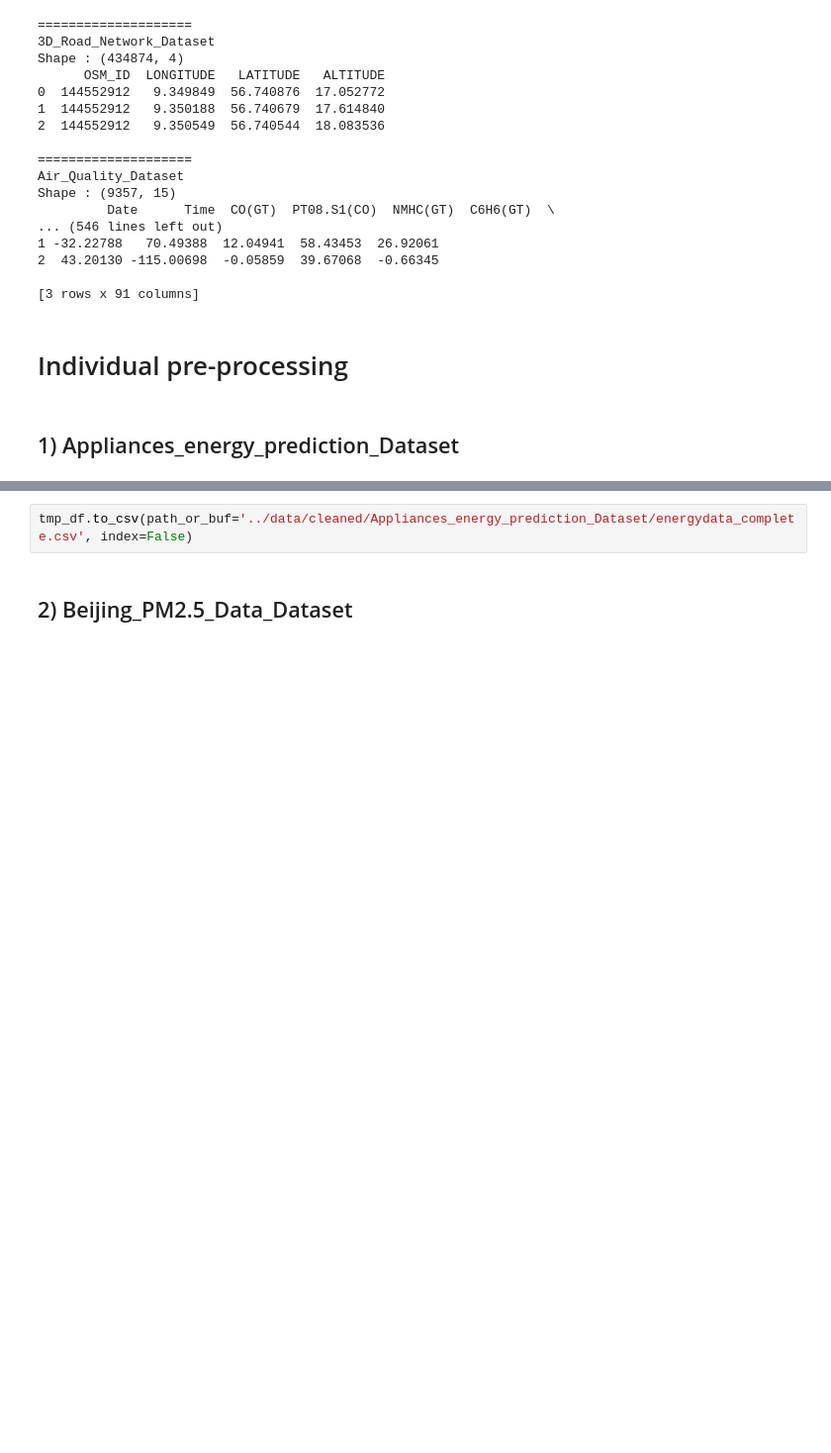
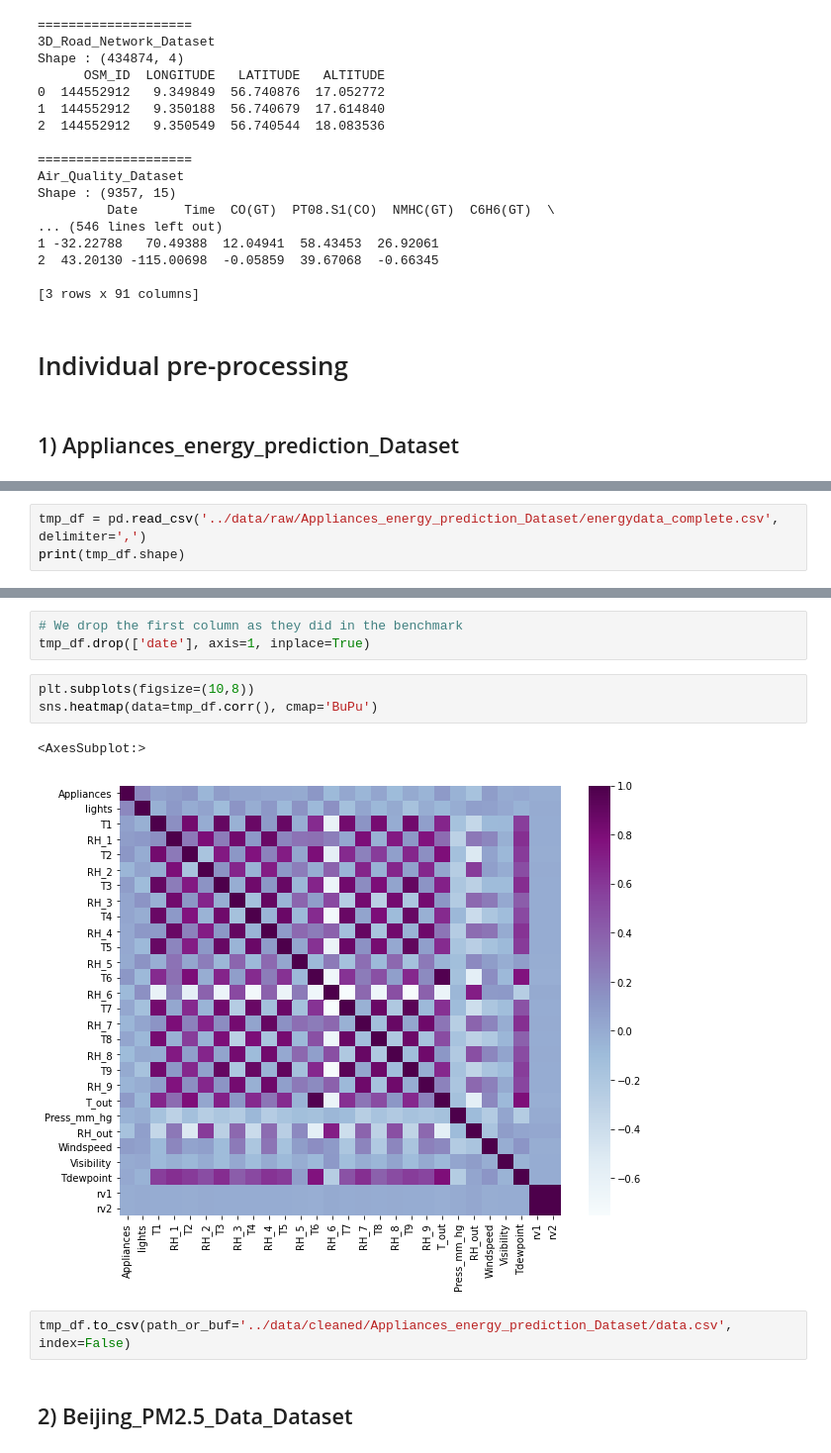
Before and after one commit to ColinTr/ClassificationForRegression, a Jupyter notebook: notebooks/Datasets_First_Study.ipynb, the cells around one changed output, grey strips where cells are left out. Shown at 99% size. Saved outputs shown, nothing was run; the diff lists cells and outputs as text; blank space fills up the shorter version.

```diff
--- a/notebooks/Datasets_First_Study.ipynb
+++ b/notebooks/Datasets_First_Study.ipynb
@@ -234,0 +222,3 @@ tmp_df.head()
+# %%
+tmp_df = pd.read_csv('../data/raw/Appliances_energy_prediction_Dataset/energydata_complete.csv', delimiter=',')
+print(tmp_df.shape)
@@ -235,5 +257,14 @@ tmp_df.head()
+# %%
+# We drop the first column as they did in the benchmark
+tmp_df.drop(['date'], axis=1, inplace=True)
+# %%
+plt.subplots(figsize=(10,8))
+sns.heatmap(data=tmp_df.corr(), cmap='BuPu')
+# %% [output]
+<AxesSubplot:>
+[figure, added]
 # %%
-tmp_df.to_csv(path_or_buf='../data/cleaned/Appliances_energy_prediction_Dataset/energydata_complete.csv', index=False)
+tmp_df.to_csv(path_or_buf='../data/cleaned/Appliances_energy_prediction_Dataset/data.csv', index=False)
 # %% [markdown]
 ## 2) Beijing_PM2.5_Data_Dataset
 # %%
```
Also changed, not shown: parts of 87 cells of this notebook, 2 other files.
